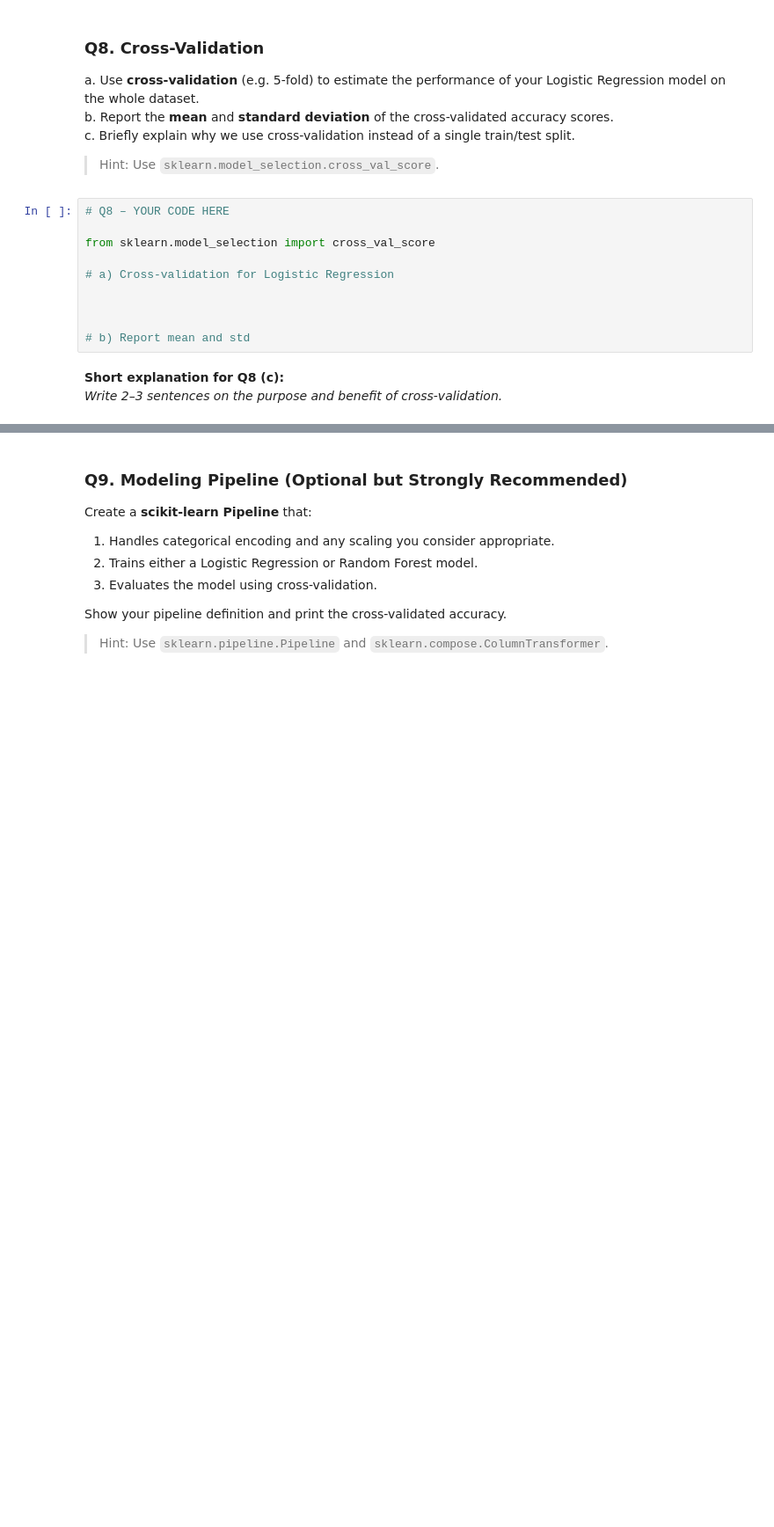
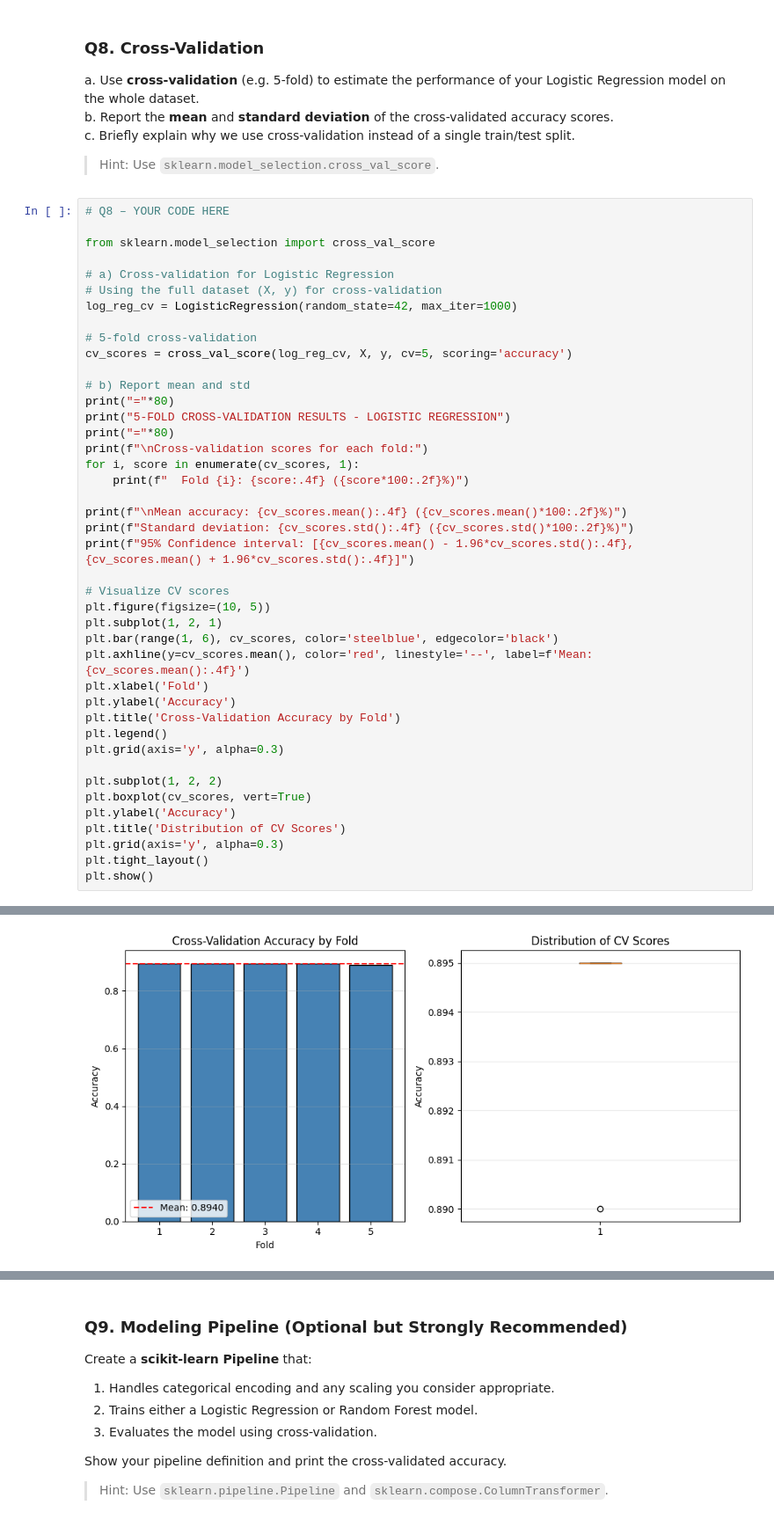
Before and after one commit to christianmurwanashyaka/data_science_practical_test, a Jupyter notebook: data_science_practical_test.ipynb, the cells around one changed output, grey strips where cells are left out. Shown: that part at 88% size. Saved outputs shown, nothing was run; the diff lists cells and outputs as text; blank space fills up the shorter version.

```diff
--- a/data_science_practical_test.ipynb
+++ b/data_science_practical_test.ipynb
@@ -261,16 +531,46 @@ b. Report the **mean** and **standard deviation** of the cross-validated accurac
 c. Briefly explain why we use cross-validation instead of a single train/test split.
 
 > Hint: Use `sklearn.model_selection.cross_val_score`.
-# %%
-# Q8 – YOUR CODE HERE
-
-from sklearn.model_selection import cross_val_score
-
-# a) Cross-validation for Logistic Regression
-
-
-
-# b) Report mean and std
-# %% [markdown]
-**Short explanation for Q8 (c):**
-_Write 2–3 sentences on the purpose and benefit of cross-validation._
+# %%
+# Q8 – YOUR CODE HERE
+
+from sklearn.model_selection import cross_val_score
+
+# a) Cross-validation for Logistic Regression
+# Using the full dataset (X, y) for cross-validation
+log_reg_cv = LogisticRegression(random_state=42, max_iter=1000)
+
+# 5-fold cross-validation
+cv_scores = cross_val_score(log_reg_cv, X, y, cv=5, scoring='accuracy')
+
+# b) Report mean and std
+print("="*80)
+print("5-FOLD CROSS-VALIDATION RESULTS - LOGISTIC REGRESSION")
+print("="*80)
+print(f"\nCross-validation scores for each fold:")
+for i, score in enumerate(cv_scores, 1):
+    print(f"  Fold {i}: {score:.4f} ({score*100:.2f}%)")
+
+print(f"\nMean accuracy: {cv_scores.mean():.4f} ({cv_scores.mean()*100:.2f}%)")
+print(f"Standard deviation: {cv_scores.std():.4f} ({cv_scores.std()*100:.2f}%)")
+print(f"95% Confidence interval: [{cv_scores.mean() - 1.96*cv_scores.std():.4f}, {cv_scores.mean() + 1.96*cv_scores.std():.4f}]")
+
+# Visualize CV scores
+plt.figure(figsize=(10, 5))
+plt.subplot(1, 2, 1)
+plt.bar(range(1, 6), cv_scores, color='steelblue', edgecolor='black')
+plt.axhline(y=cv_scores.mean(), color='red', linestyle='--', label=f'Mean: {cv_scores.mean():.4f}')
+plt.xlabel('Fold')
+plt.ylabel('Accuracy')
+plt.title('Cross-Validation Accuracy by Fold')
+plt.legend()
+plt.grid(axis='y', alpha=0.3)
+
+plt.subplot(1, 2, 2)
+plt.boxplot(cv_scores, vert=True)
+plt.ylabel('Accuracy')
+plt.title('Distribution of CV Scores')
+plt.grid(axis='y', alpha=0.3)
+plt.tight_layout()
+plt.show()
+# %% [output]
@@ -276,0 +591 @@ _Write 2–3 sentences on the purpose and benefit of cross-validation._
+[figure, added]
```
Also changed, not shown: parts of 28 cells of this notebook.
